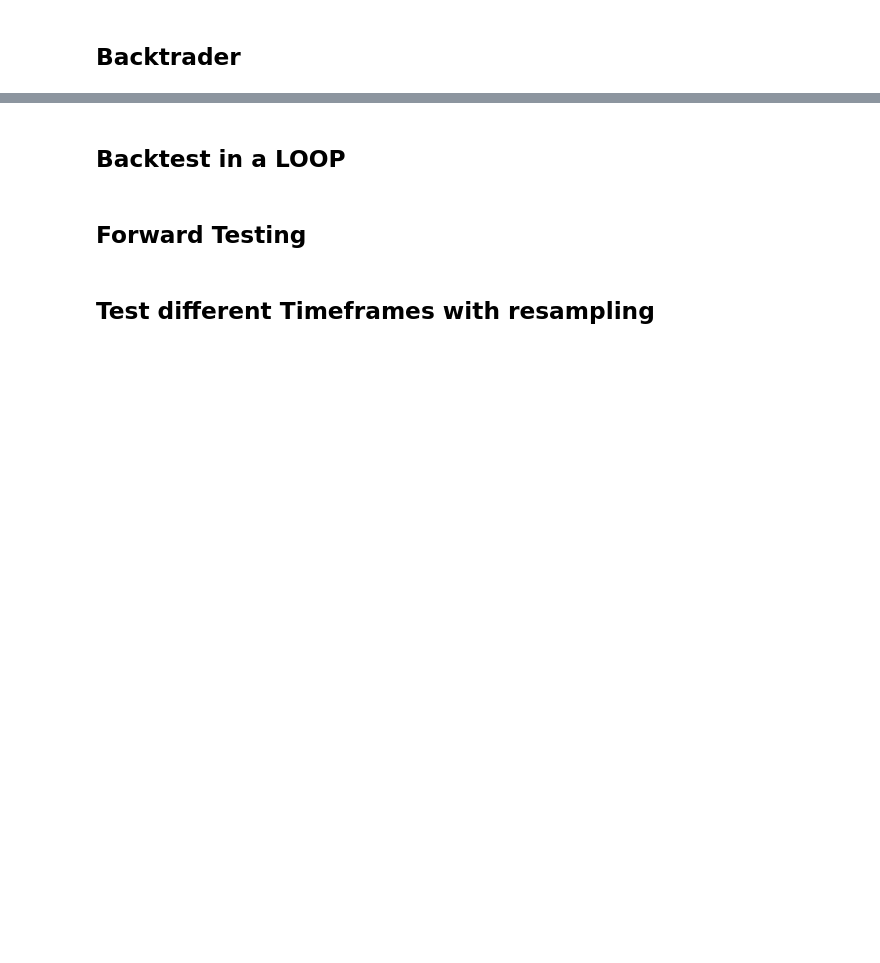
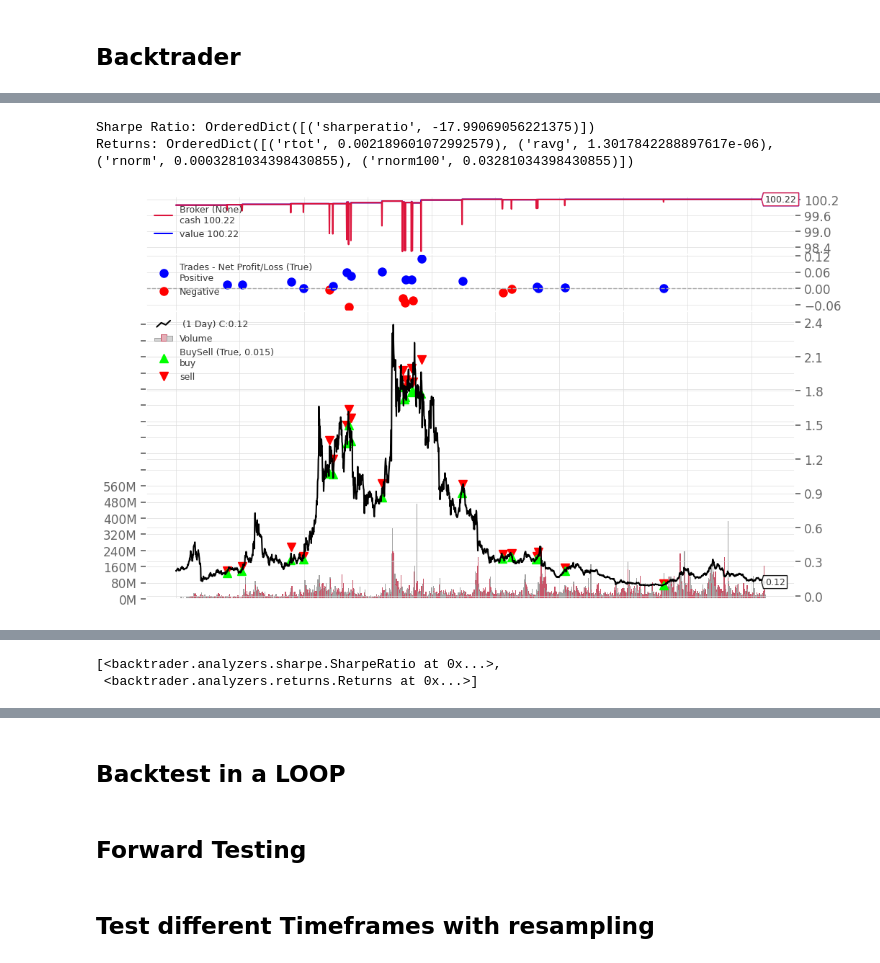
Before and after one commit to petarkabashki/pk-crypto-tools, a Jupyter notebook: 2024-research/ichimoku.ipynb, the cells around one changed output, grey strips where cells are left out. Cells and saved outputs as stored; diff of their text form; code cells hidden in the pictures; blank space fills up the shorter version.

```diff
--- a/2024-research/ichimoku.ipynb
+++ b/2024-research/ichimoku.ipynb
@@ -367,0 +379,13 @@ cerebro.adddata(data)
+# %%
+
+data = load_candles('binance','ALGO','USDT','1h')
+ohlc_dict = {'open': 'first','high': 'max','low': 'min','close': 'last','volume': 'sum'}
+nhours = 18
+data = data.resample(f'{nhours}H').agg(ohlc_dict)
+params = {'tenkan_period': 43, 'kijun_period': 34, 'senkou_span_b_period': 33}
+indicators(data,params)
+data['signal'] = (data['bull'] &~data['bull'].shift(fill_value=False)).astype(int) - (data['bull_exit'] &~data['bull_exit'].shift(fill_value=False)).astype(int) #- data['bear'].astype(int) + data['bear_exit'].astype(int)
+
+init_cash = 100
+fees = 0.075 # in %
+list(enumerate(data.columns))
@@ -367,0 +424,61 @@ cerebro.adddata(data)
+# %%
+import matplotlib.pyplot as plt
+from pprint import pprint
+%matplotlib inline
+
+class PandasData(bt.feeds.PandasData):
+    # Add a 'signal' line to the inherited lines from the base class 'PandasData'
+    lines = ('signal',)
+
+    # Define parameters for the added line
+    params = (('signal', 14),)  # Default index 7 for 'Signal' column in the DataFrame
+
+# Create a data feed from your Pandas DataFrame
+data_feed = PandasData(dataname=data)
+
+class MyStrategy(bt.Strategy):
+    def __init__(self):
+        self.signal = self.data.signal
+
+    def next(self):
+        if self.signal[0] == 1:
+            if not self.position:  # Not in the market
+                self.buy()
+        elif self.signal[0] == 0:
+            if self.position:  # In the market
+                self.close()
+
+# Instantiate Cerebro engine
+cerebro = bt.Cerebro()
+
+# Add your strategy
+cerebro.addstrategy(MyStrategy)
+cerebro.addanalyzer(btanalyzers.SharpeRatio, _name='mysharpe')
+cerebro.addanalyzer(btanalyzers.Returns, _name='myreturns')
+cerebro.addanalyzer(btanalyzers.TradeAnalyzer, _name='mytradeanlzr')
+
+# Add the data feed to Cerebro
+cerebro.adddata(data_feed)
+
+# Set initial cash
+cerebro.broker.setcash(100)
+
+
+thestrats = cerebro.run()
+thestrat = thestrats[0]
+
+print('Sharpe Ratio:', thestrat.analyzers.mysharpe.get_analysis())
+print('Returns:', thestrat.analyzers.myreturns.get_analysis())
+# pprint((thestrat.analyzers.mytradeanlzr.get_analysis()))
+
+# Get the figure object from cerebro.plot()
+fig = cerebro.plot(iplot=False)[0][0]
+
+# Display the plot using matplotlib
+plt.show()
+
+pprint(thestrat.analyzers.mytradeanlzr.get_analysis())
+# %% [output]
+Sharpe Ratio: OrderedDict([('sharperatio', -17.99069056221375)])
+Returns: OrderedDict([('rtot', 0.002189601072992579), ('ravg', 1.3017842288897617e-06), ('rnorm', 0.0003281034398430855), ('rnorm100', 0.03281034398430855)])
+[figure, added]
@@ -367,0 +502,5 @@ cerebro.adddata(data)
+# %%
+list(thestrat.analyzers)
+# %% [output]
+[<backtrader.analyzers.sharpe.SharpeRatio at 0x...>,
+ <backtrader.analyzers.returns.Returns at 0x...>]
```
Also changed, not shown: parts of 18 cells of this notebook, 12 other files.
